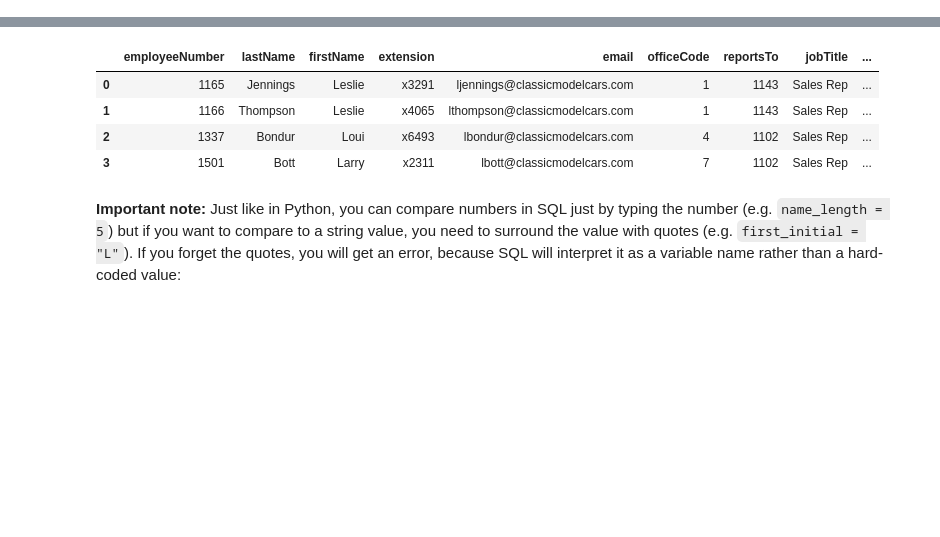
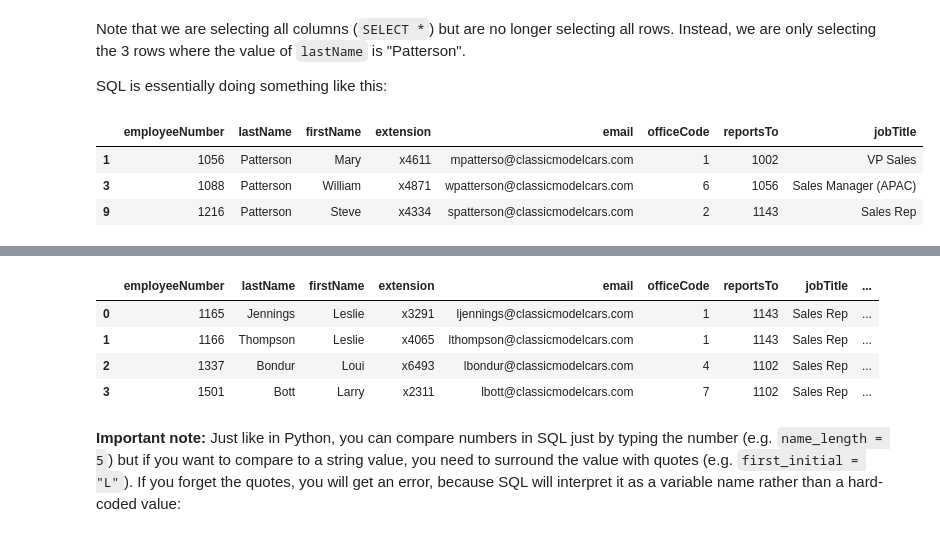
Before and after one commit to learn-co-curriculum/dsc-filtering-v2-4, a Jupyter notebook: index.ipynb, the cells around one changed output, grey strips where cells are left out. Cells and saved outputs as stored; diff of their text form; code cells hidden in the pictures; blank space fills up the shorter version.

```diff
--- a/index.ipynb
+++ b/index.ipynb
@@ -454,0 +67,23 @@ If we wanted to select all employees with 5 letters in their first name, that wo
+# %% [markdown]
+Note that we are selecting all columns (`SELECT *`) but are no longer selecting all rows. Instead, we are only selecting the 3 rows where the value of `lastName` is "Patterson".
+
+SQL is essentially doing something like this:
+# %%
+# Selecting all of the records in the database
+result = pd.read_sql("SELECT * FROM employees;", conn)
+# Create a list to store the records that match the query
+employees_named_patterson = []
+# Loop over all of the employees
+for _, data in result.iterrows():
+    # Check if the last name is "Patterson"
+    if data["lastName"] == "Patterson":
+        # Add to list
+        employees_named_patterson.append(data)
+
+# Display the result list as a DataFrame
+pd.DataFrame(employees_named_patterson)
+# %% [output]
+|  | employeeNumber | lastName | firstName | extension | email | officeCode | reportsTo | jobTitle |
+| 1 | 1056 | Patterson | Mary | x4611 | mpatterso@classicmodelcars.com | 1 | 1002 | VP Sales |
+| 3 | 1088 | Patterson | William | x4871 | wpatterson@classicmodelcars.com | 6 | 1056 | Sales Manager (APAC) |
+| 9 | 1216 | Patterson | Steve | x4334 | spatterson@classicmodelcars.com | 2 | 1143 | Sales Rep |
```
Also changed, not shown: parts of 87 cells of this notebook, 2 other files.
